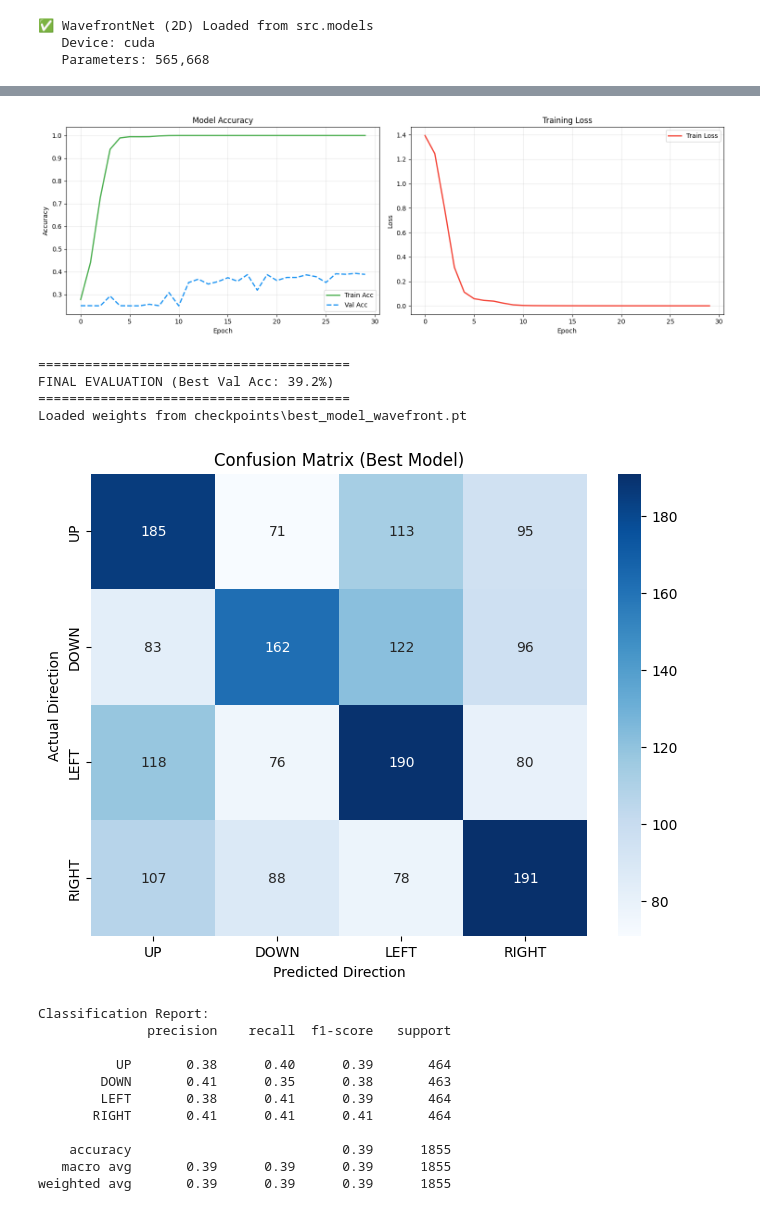
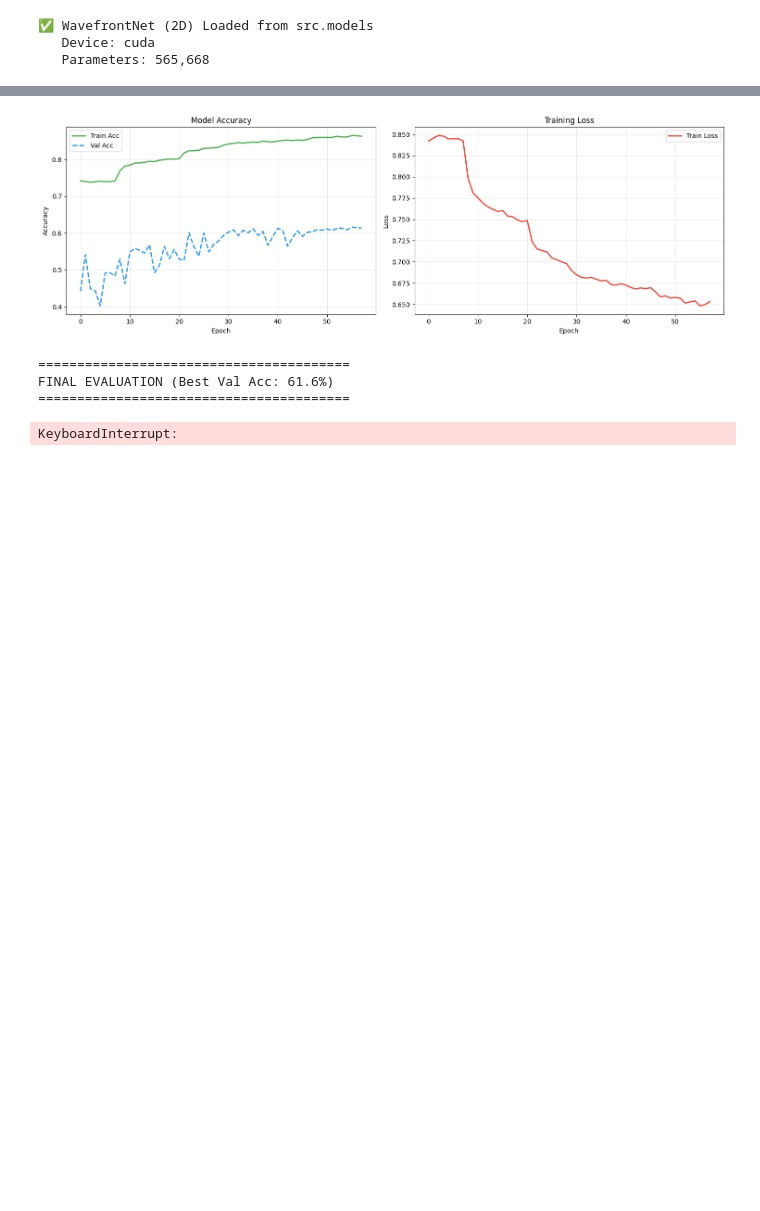
Before and after one commit to djpitzele/Audio-Maze-Navigation, a Jupyter notebook: notebooks/03_Training.ipynb, the cells around one changed output, grey strips where cells are left out. Drawn from its saved outputs; the diff is of its cells as text; code cells hidden in the pictures; blank space fills up the shorter version.

```diff
--- a/notebooks/03_Training.ipynb
+++ b/notebooks/03_Training.ipynb
@@ -59,8 +59,8 @@ np.random.seed(42)
 torch.manual_seed(42)
 
 # 1. Load Raw Data
-DATASET_DIR = Path('D:/audiomaze_dataset_100')
-raw_dataset = LMDBAcousticDataset('D:/audiomaze_lmdb_100')
+DATASET_DIR = Path('D:/audiomaze_dataset')
+raw_dataset = LMDBAcousticDataset('D:/audiomaze_lmdb')
 
 # 2. Scan and Sort Indices by Class
 print("Scanning dataset to group indices by class...")
@@ -102,7 +102,7 @@ val_dataset = Subset(balanced_dataset, val_idx)
 
 # 6. Loaders
 # Lower batch size (128) helps generalization on small datasets
-BATCH_SIZE = 256
+BATCH_SIZE = 512
 train_loader = DataLoader(train_dataset, batch_size=BATCH_SIZE, shuffle=True, num_workers=0)
 val_loader = DataLoader(val_dataset, batch_size=BATCH_SIZE, shuffle=False, num_workers=0)
 
@@ -338,54 +561,42 @@ print(f"FINAL EVALUATION (Best Val Acc: {best_val_acc:.1%})")
 print("="*40)
 
 # Load the best model weights
-best_model_path = save_dir / "best_model_wavefront.pt"
+best_model_path = save_dir / "best_model_wavefront_aug.pt"
 if best_model_path.exists():
     model.load_state_dict(torch.load(best_model_path))
     print(f"Loaded weights from {best_model_path}")
 
 model.eval()
 all_preds = []
 all_targets = []
 
 with torch.no_grad():
     for mic, action, _, _ in val_loader:
         mic = mic.to(device)
         targets = (action - 1).to(device)
         logits = model(mic)
         preds = logits.argmax(dim=1)
         all_preds.extend(preds.cpu().tolist())
         all_targets.extend(targets.cpu().tolist())
 
 class_names = ['UP', 'DOWN', 'LEFT', 'RIGHT']
 
 # 3. Confusion Matrix
 plt.figure(figsize=(8, 6))
 cm = confusion_matrix(all_targets, all_preds)
 sns.heatmap(cm, annot=True, fmt='d', cmap='Blues',
             xticklabels=class_names, yticklabels=class_names)
 plt.title('Confusion Matrix (Best Model)')
 plt.ylabel('Actual Direction')
 plt.xlabel('Predicted Direction')
 plt.show()
 
 # 4. Detailed Report
 print("\nClassification Report:")
 print(classification_report(all_targets, all_preds, target_names=class_names))
 # %% [output]
-[figure, old version]
+[figure, new version]
 ========================================
-FINAL EVALUATION (Best Val Acc: 39.2%)
+FINAL EVALUATION (Best Val Acc: 61.6%)
 ========================================
-Loaded weights from checkpoints\best_model_wavefront.pt
-[figure, removed]
-Classification Report:
-              precision    recall  f1-score   support
-
-          UP       0.38      0.40      0.39       464
-        DOWN       0.41      0.35      0.38       463
-        LEFT       0.38      0.41      0.39       464
-       RIGHT       0.41      0.41      0.41       464
-
-    accuracy                           0.39      1855
-   macro avg       0.39      0.39      0.39      1855
-weighted avg       0.39      0.39      0.39      1855
+KeyboardInterrupt:
```
Also changed, not shown: parts of 4 cells of this notebook, 9 other files.
